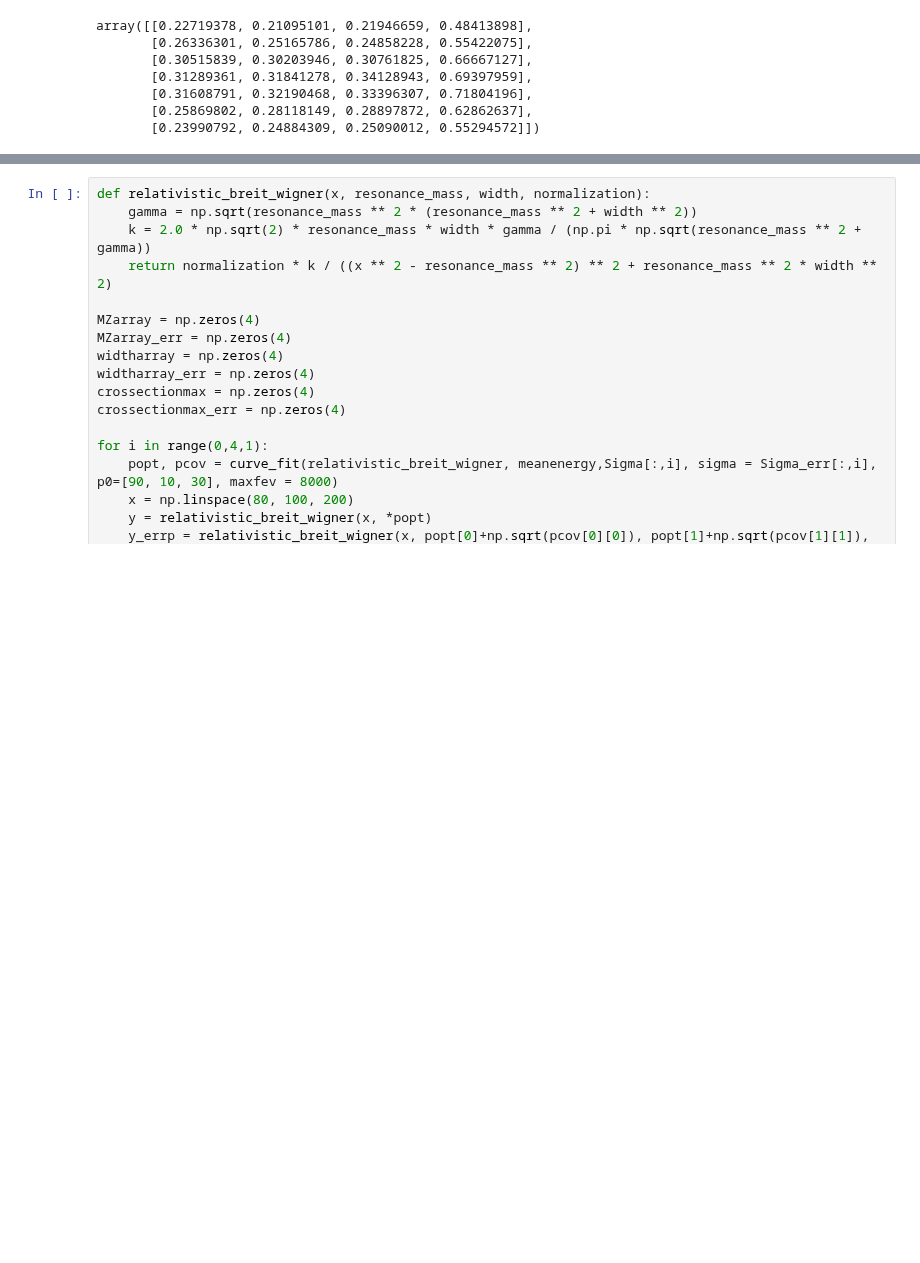
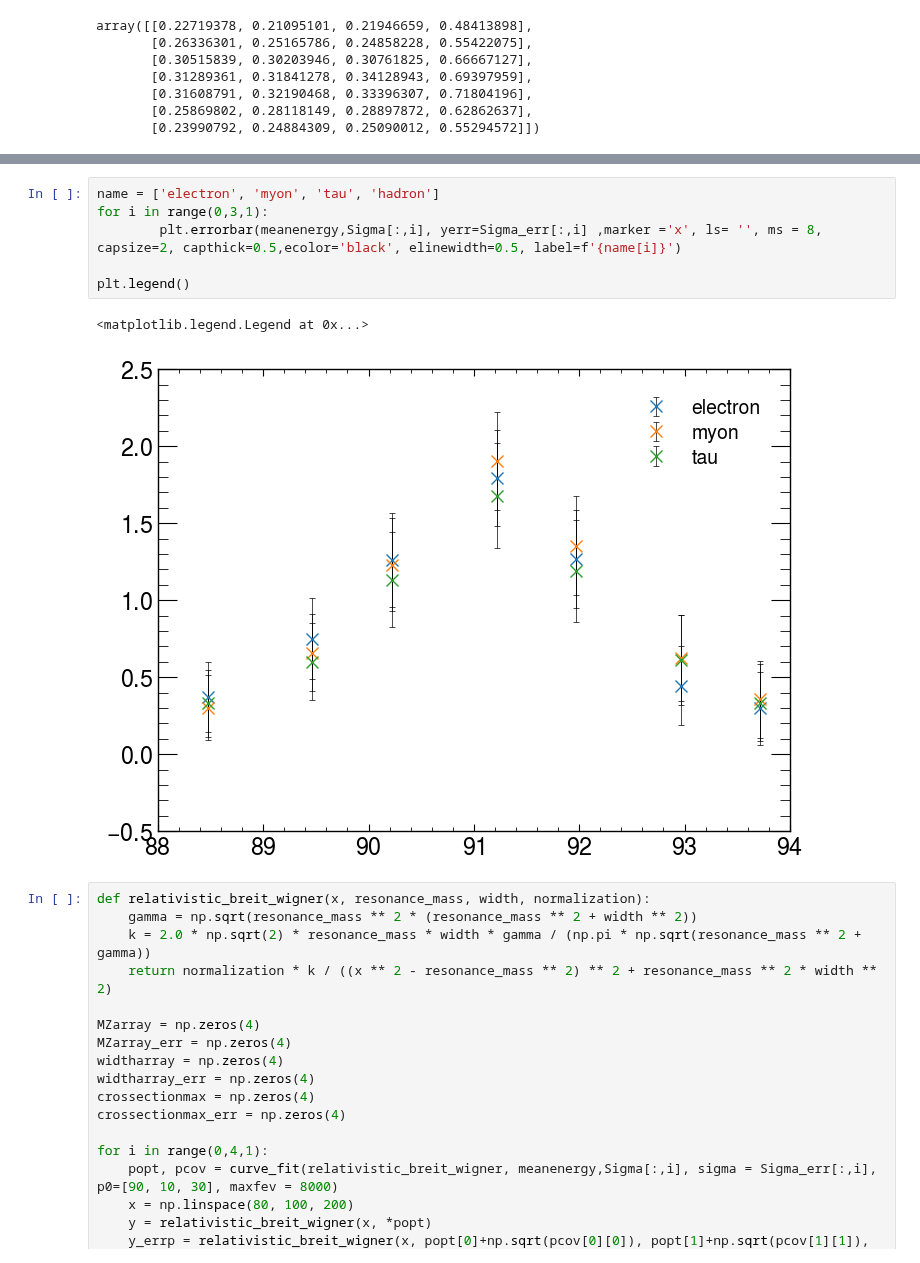
Before and after one commit to josepretel/z0-precisionmeasurement, a Jupyter notebook: Opal_Data_ana.ipynb, the cells around one changed output, grey strips where cells are left out. Saved outputs shown, nothing was run; the diff lists cells and outputs as text; blank space fills up the shorter version.

```diff
--- a/Opal_Data_ana.ipynb
+++ b/Opal_Data_ana.ipynb
@@ -408,3 +409,12 @@ plt.legend()
+# %%
+name = ['electron', 'myon', 'tau', 'hadron']
+for i in range(0,3,1):
+        plt.errorbar(meanenergy,Sigma[:,i], yerr=Sigma_err[:,i] ,marker ='x', ls= '', ms = 8, capsize=2, capthick=0.5,ecolor='black', elinewidth=0.5, label=f'{name[i]}')
+
+plt.legend()
+# %% [output]
+<matplotlib.legend.Legend at 0x...>
+[figure, added]
 # %%
 def relativistic_breit_wigner(x, resonance_mass, width, normalization):
     gamma = np.sqrt(resonance_mass ** 2 * (resonance_mass ** 2 + width ** 2))
```
Also changed, not shown: parts of 1 cell of this notebook.
